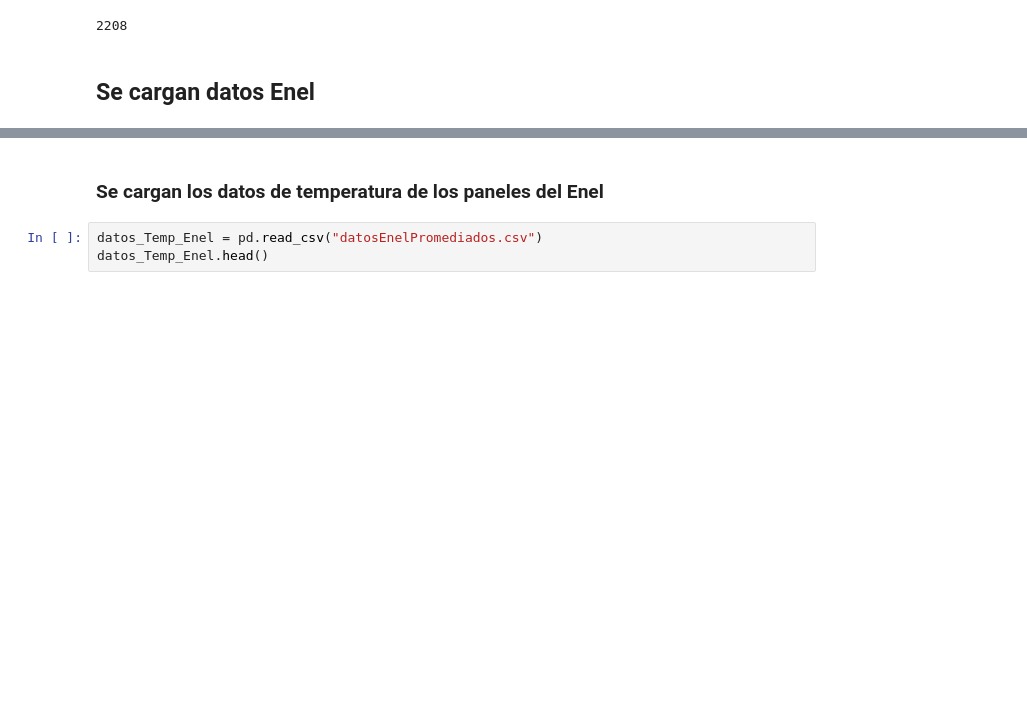
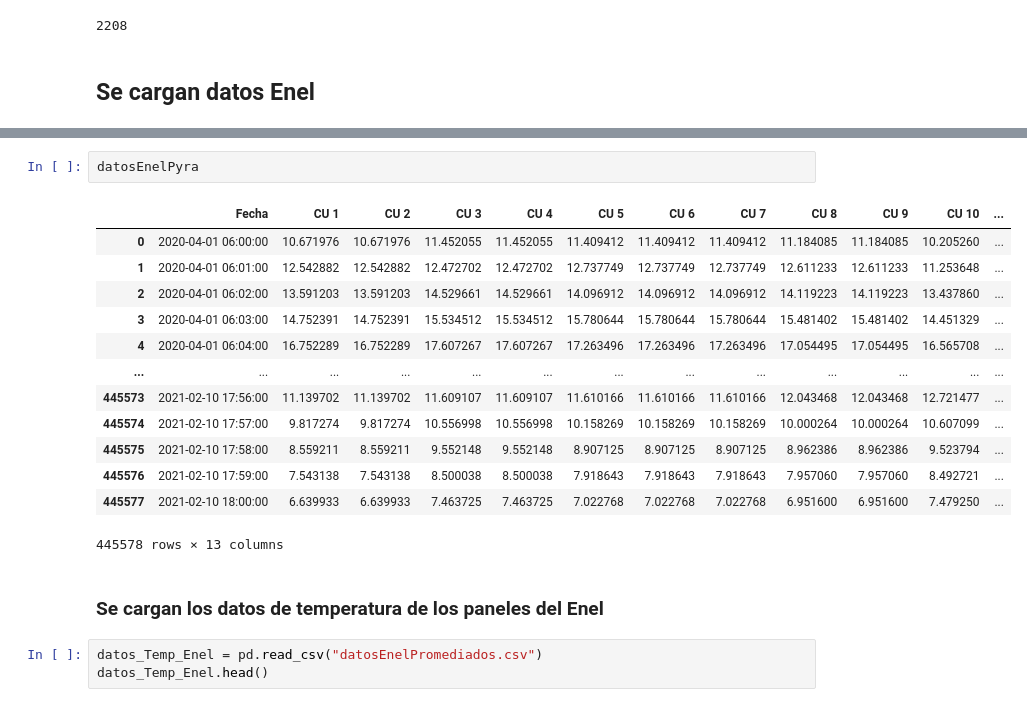
Before and after one commit to sofgutierrez6/ProyectoGrado, a Jupyter notebook: Proyecto_de_Grado.ipynb, the cells around one changed output, grey strips where cells are left out. Saved outputs shown, nothing was run; the diff lists cells and outputs as text; blank space fills up the shorter version.

```diff
--- a/Proyecto_de_Grado.ipynb
+++ b/Proyecto_de_Grado.ipynb
@@ -657,3 +694,19 @@ datosEnelPyra.head()
+# %%
+datosEnelPyra
+# %% [output]
+|  | Fecha | CU 1 | CU 2 | CU 3 | CU 4 | CU 5 | CU 6 | CU 7 | CU 8 | CU 9 | CU 10 | ... |
+| 0 | 2020-04-01 06:00:00 | 10.671976 | 10.671976 | 11.452055 | 11.452055 | 11.409412 | 11.409412 | 11.409412 | 11.184085 | 11.184085 | 10.205260 | ... |
+| 1 | 2020-04-01 06:01:00 | 12.542882 | 12.542882 | 12.472702 | 12.472702 | 12.737749 | 12.737749 | 12.737749 | 12.611233 | 12.611233 | 11.253648 | ... |
+| 2 | 2020-04-01 06:02:00 | 13.591203 | 13.591203 | 14.529661 | 14.529661 | 14.096912 | 14.096912 | 14.096912 | 14.119223 | 14.119223 | 13.437860 | ... |
+| 3 | 2020-04-01 06:03:00 | 14.752391 | 14.752391 | 15.534512 | 15.534512 | 15.780644 | 15.780644 | 15.780644 | 15.481402 | 15.481402 | 14.451329 | ... |
+| 4 | 2020-04-01 06:04:00 | 16.752289 | 16.752289 | 17.607267 | 17.607267 | 17.263496 | 17.263496 | 17.263496 | 17.054495 | 17.054495 | 16.565708 | ... |
+| ... | ... | ... | ... | ... | ... | ... | ... | ... | ... | ... | ... | ... |
+| 445573 | 2021-02-10 17:56:00 | 11.139702 | 11.139702 | 11.609107 | 11.609107 | 11.610166 | 11.610166 | 11.610166 | 12.043468 | 12.043468 | 12.721477 | ... |
+| 445574 | 2021-02-10 17:57:00 | 9.817274 | 9.817274 | 10.556998 | 10.556998 | 10.158269 | 10.158269 | 10.158269 | 10.000264 | 10.000264 | 10.607099 | ... |
+| 445575 | 2021-02-10 17:58:00 | 8.559211 | 8.559211 | 9.552148 | 9.552148 | 8.907125 | 8.907125 | 8.907125 | 8.962386 | 8.962386 | 9.523794 | ... |
+| 445576 | 2021-02-10 17:59:00 | 7.543138 | 7.543138 | 8.500038 | 8.500038 | 7.918643 | 7.918643 | 7.918643 | 7.957060 | 7.957060 | 8.492721 | ... |
+| 445577 | 2021-02-10 18:00:00 | 6.639933 | 6.639933 | 7.463725 | 7.463725 | 7.022768 | 7.022768 | 7.022768 | 6.951600 | 6.951600 | 7.479250 | ... |
+445578 rows × 13 columns
 # %% [markdown]
 ### Se cargan los datos de temperatura de los paneles del Enel
 # %%
```
Also changed, not shown: parts of 4 cells of this notebook, 6 other files.
